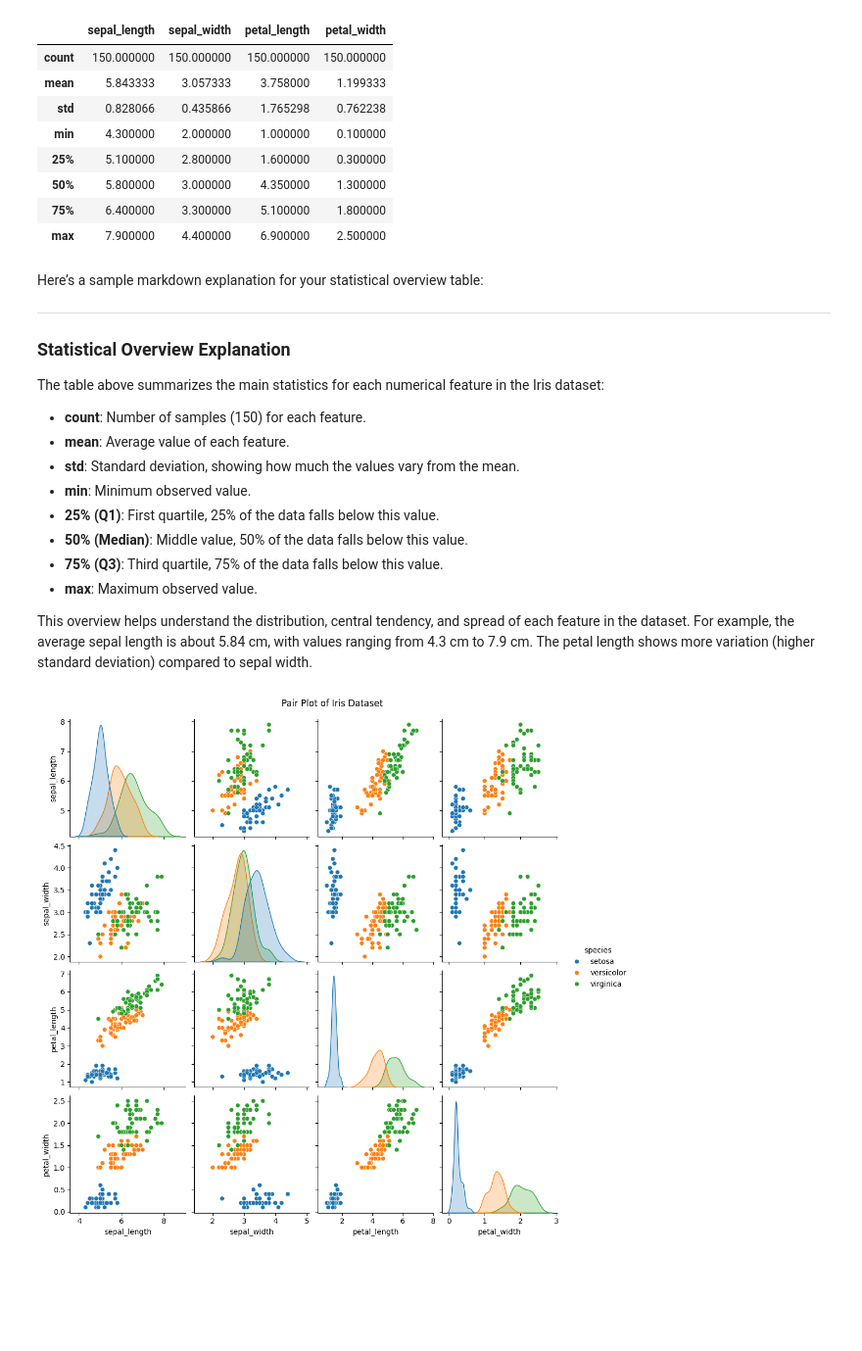
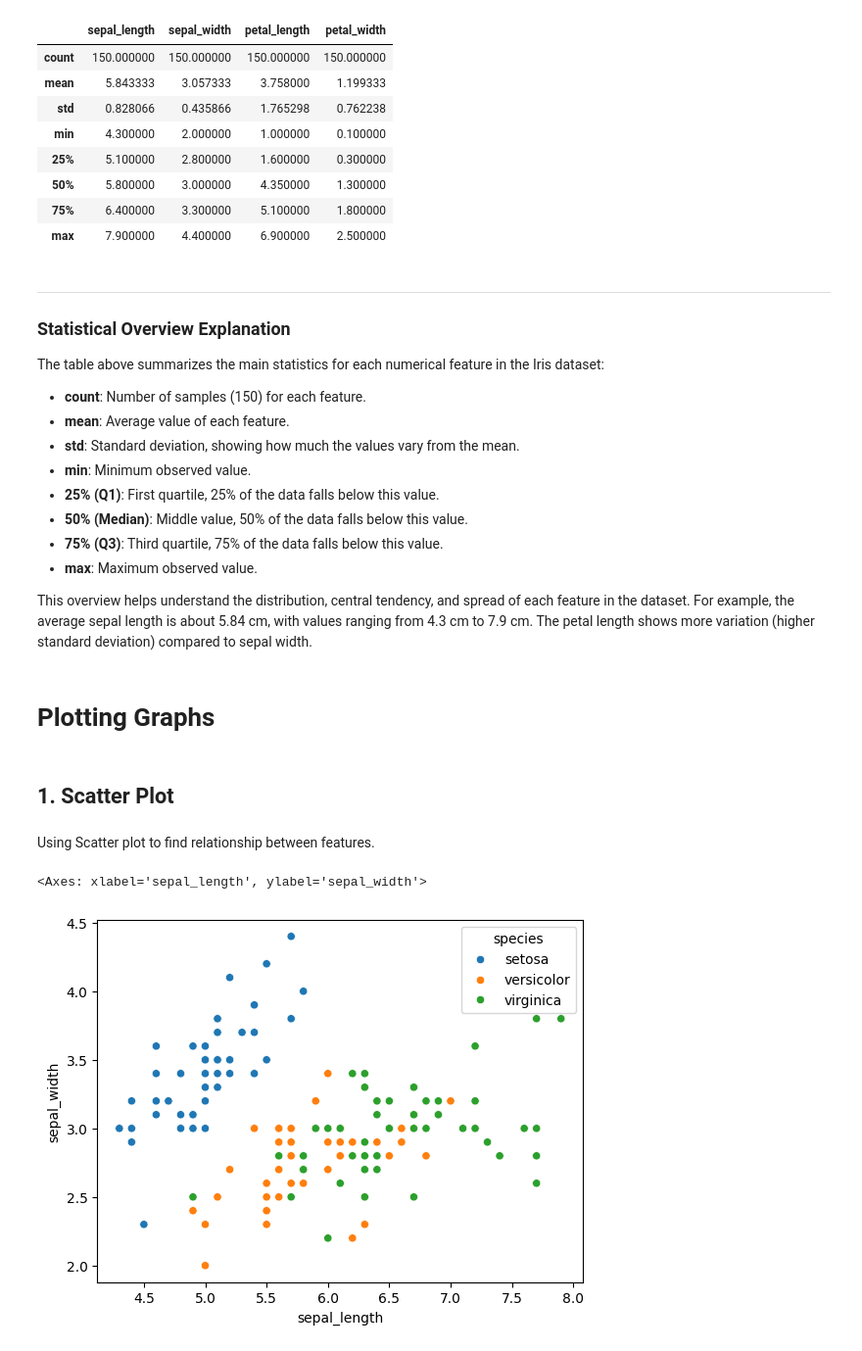
Before and after one commit to TabarakAllahKhan/ai-ml-internship, a Jupyter notebook: Task_1_Exploration/main.ipynb, the cells around one changed output. Shown at 98% size. Drawn from its saved outputs; the diff is of its cells as text; code cells hidden in the pictures; blank space fills up the shorter version.

```diff
--- a/Task_1_Exploration/main.ipynb
+++ b/Task_1_Exploration/main.ipynb
@@ -48,7 +56,6 @@ df.describe()
 | 75% | 6.400000 | 3.300000 | 5.100000 | 1.800000 |
 | max | 7.900000 | 4.400000 | 6.900000 | 2.500000 |
 # %% [markdown]
-Here’s a sample markdown explanation for your statistical overview table:
 
 ---
 
@@ -66,9 +73,14 @@ The table above summarizes the main statistics for each numerical feature in the
 - **max**: Maximum observed value.
 
 This overview helps understand the distribution, central tendency, and spread of each feature in the dataset. For example, the average sepal length is about 5.84 cm, with values ranging from 4.3 cm to 7.9 cm. The petal length shows more variation (higher standard deviation) compared to sepal width.
-# %%
-sns.pairplot(df, hue='species')
-plt.suptitle('Pair Plot of Iris Dataset', y=1.02) # Add a title
-plt.show()
-# %% [output]
-[figure, removed]
+# %% [markdown]
+# Plotting Graphs
+# %% [markdown]
+## 1. Scatter Plot
+# %% [markdown]
+Using Scatter plot to find relationship between features.
+# %%
+sns.scatterplot(x='sepal_length', y='sepal_width', hue='species', data=df)
+# %% [output]
+<Axes: xlabel='sepal_length', ylabel='sepal_width'>
+[figure, added]
```
Also changed, not shown: parts of 4 cells of this notebook.
